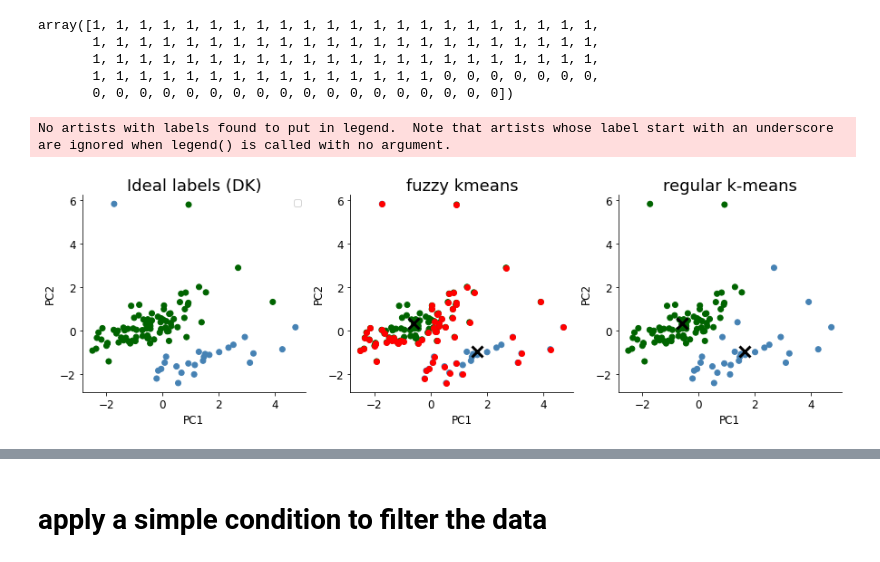
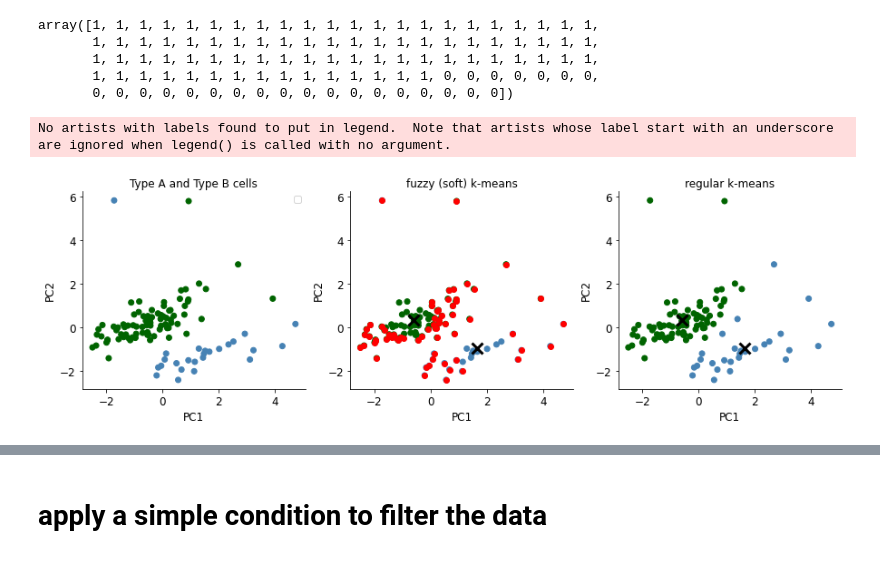
Before and after one commit to arshadzahangirchowdhury/ROI-Finder, a Jupyter notebook: flx_workflows/Class_based_model.ipynb, the cells around one changed output, grey strips where cells are left out. Drawn from its saved outputs; the diff is of its cells as text; code cells hidden in the pictures.

```diff
--- a/flx_workflows/Class_based_model.ipynb
+++ b/flx_workflows/Class_based_model.ipynb
@@ -939,7 +945,7 @@ ax.scatter(
 
 ax.set_xlabel('PC1')
 ax.set_ylabel('PC2')
-ax.set_title('Ideal labels (DK)', pad = 5, fontsize = 18)
+ax.set_title('Type A and Type B cells', pad = 5, fontsize = 12)
 ax.legend()
 plt.savefig('../figures/FCKM_ideal_labels.jpg')
 
@@ -981,39 +987,39 @@ ax.plot(
 
 ax.set_xlabel('PC1')
 ax.set_ylabel('PC2')
-ax.set_title('fuzzy kmeans', pad = 5, fontsize = 18)
+ax.set_title('fuzzy (soft) k-means', pad = 5, fontsize = 12)
 
 
 
 
 ax = _format_soft_km_axes(axs[2])
 
 ax.scatter(
     df[['PC1']].to_numpy(),
     df[['PC2']].to_numpy(),
     color = [colors[i] for i in kmeans.labels_]
 )
 
 ax.set_xlabel('PC1')
 ax.set_ylabel('PC2')
-ax.set_title('regular k-means', pad = 5, fontsize = 18)
+ax.set_title('regular k-means', pad = 5, fontsize = 12)
 
 
 # ax.set_ylim(-0.2, 2.7)
 # ax.set_xlim(0.7, 7.3)
 
 ax.plot(
     kmeans.cluster_centers_[:,-2],
     kmeans.cluster_centers_[:,-1],
     'xk',
     markersize = 12,
     markeredgewidth = 3
 )
 
 plt.savefig('../figures/FCKM.jpg')
 # %% [output]
 No artists with labels found to put in legend.  Note that artists whose label start with an underscore are ignored when legend() is called with no argument.
-[figure, old version]
+[figure, new version]
 # %%
 #calculated clustering performance metrics
 
```
Also changed, not shown: parts of 6 cells of this notebook, 4 other files.
